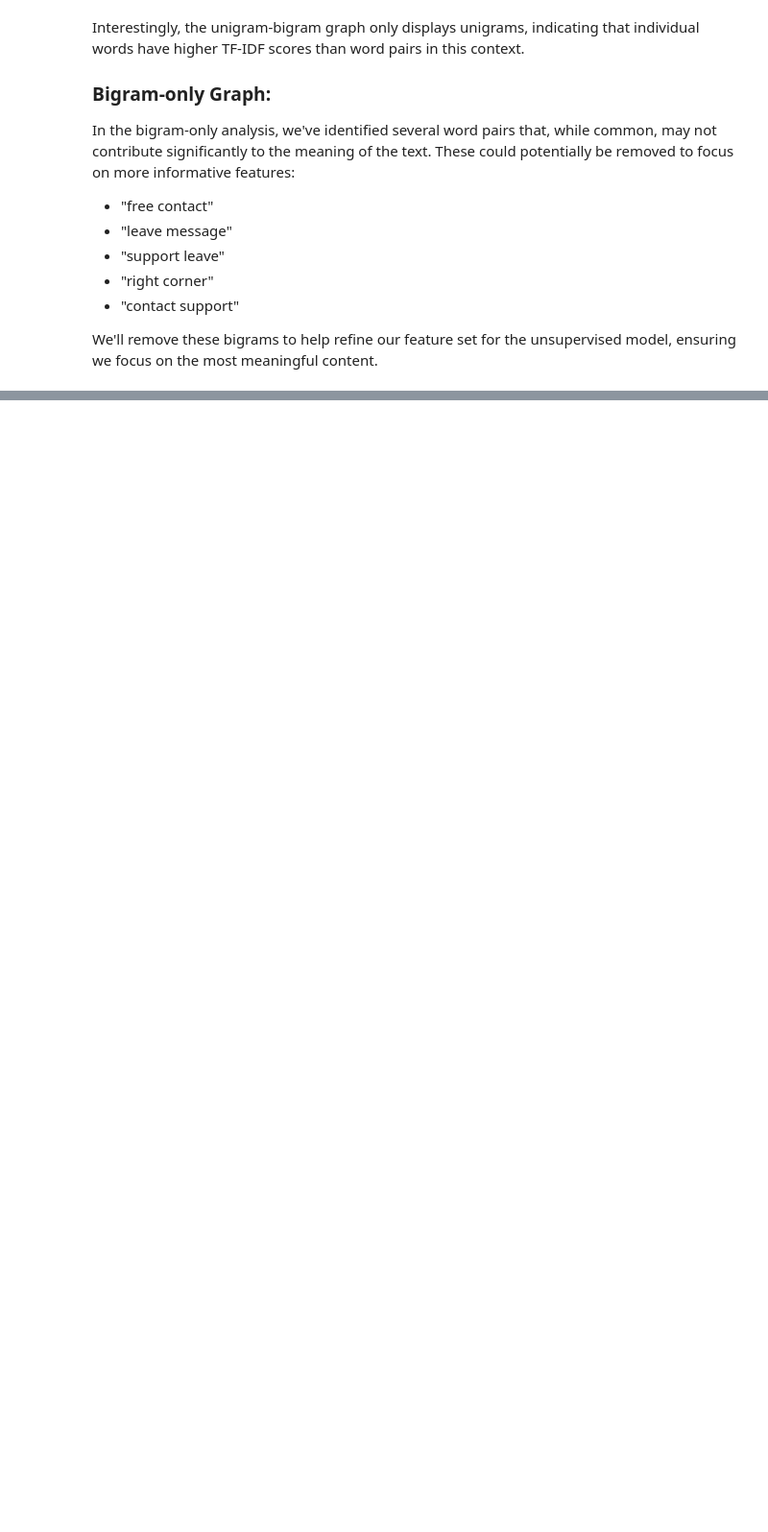
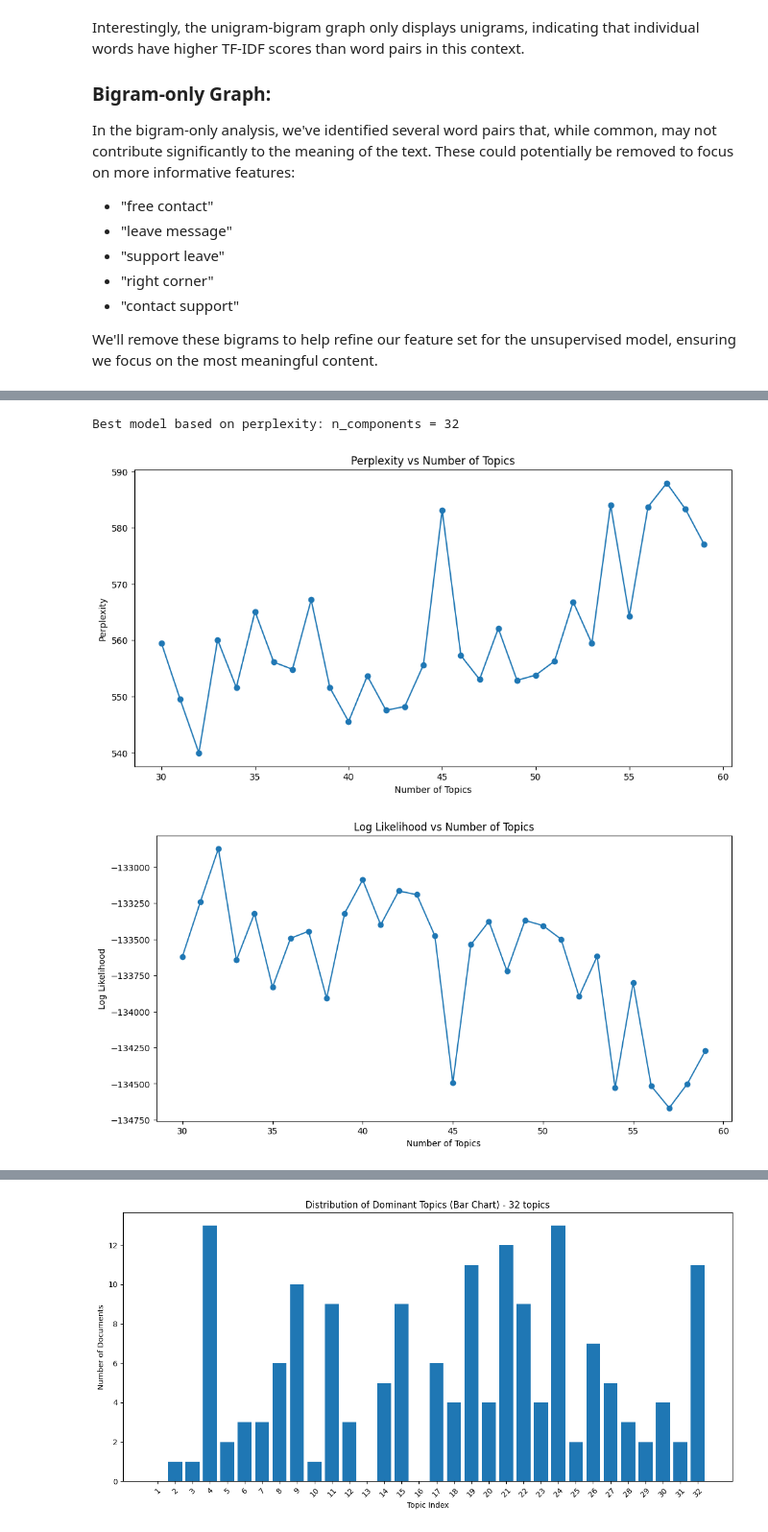
Before and after one commit to jchiare/unsupervised-ml-final, a Jupyter notebook: main.ipynb, the cells around one changed output, grey strips where cells are left out. Shown at 96% size. Saved outputs shown, nothing was run; the diff lists cells and outputs as text; code cells hidden in the pictures; blank space fills up the shorter version.

```diff
--- a/main.ipynb
+++ b/main.ipynb
@@ -438,0 +456,73 @@ We've finished our EDA and preprocessing our data so that it can be handled well
+# %%
+
+
+n_components_values = range(30,60)
+results = []
+
+# save the perplexity and log likelihood for each model
+for n in n_components_values:
+    lda_model = LatentDirichletAllocation(n_components=n, random_state=42)
+    lda_output = lda_model.fit_transform(count_matrix)
+
+    perplexity = lda_model.perplexity(count_matrix)
+    log_likelihood = lda_model.score(count_matrix)
+
+    results.append({
+        'n_components': n,
+        'perplexity': perplexity,
+        'log_likelihood': log_likelihood
+    })
+
+
+# use perplexity to find the best model
+best_model = min(results, key=lambda x: x['perplexity'])
+print(f"\nBest model based on perplexity: n_components = {best_model['n_components']}")
+
+# plot of perplexity
+plt.figure(figsize=(12, 6))
+plt.plot(n_components_values, [r['perplexity'] for r in results], marker='o')
+plt.xlabel('Number of Topics')
+plt.ylabel('Perplexity')
+plt.title('Perplexity vs Number of Topics')
+plt.show()
+
+# plot of log likelihood
+plt.figure(figsize=(12, 6))
+plt.plot(n_components_values, [r['log_likelihood'] for r in results], marker='o')
+plt.xlabel('Number of Topics')
+plt.ylabel('Log Likelihood')
+plt.title('Log Likelihood vs Number of Topics')
+plt.show()
+
+# Use the best model to display top words for each topic
+best_lda_model = LatentDirichletAllocation(n_components=best_model['n_components'], random_state=42)
+best_lda_output = best_lda_model.fit_transform(count_matrix)
+
+print("\nTop words for each topic using the best model:")
+words = count_vectorizer.get_feature_names_out()
+for topic_idx, topic in enumerate(best_lda_model.components_):
+    top_words_idx = topic.argsort()[:-10 - 1:-1]
+    top_words = [words[i] for i in top_words_idx]
+    print(f"Topic {topic_idx + 1}: {', '.join(top_words)}")
+
+
+df['dominant_topic_index'] = best_lda_output.argmax(axis=1) + 1 # start index from 1
+topic_counts = df['dominant_topic_index'].value_counts().sort_index()
+
+# add 0 for missing topics
+for i in range(1, best_model['n_components'] + 1):
+    if i not in topic_counts.index:
+        topic_counts[i] = 0
+
+plt.figure(figsize=(12, 6))
+plt.bar(topic_counts.index, topic_counts.values)
+plt.xlabel('Topic Index')
+plt.ylabel('Number of Documents')
+plt.title(f'Distribution of Dominant Topics (Bar Chart) - {best_model["n_components"]} topics')
+plt.xticks(range(1, len(topic_counts) + 1), rotation=45)
+plt.tight_layout()
+plt.show()
+# %% [output]
+Best model based on perplexity: n_components = 32
+[figure, added]
+[figure, added]
@@ -438,0 +546 @@ We've finished our EDA and preprocessing our data so that it can be handled well
+[figure, added]
```
Also changed, not shown: parts of 5 cells of this notebook.
